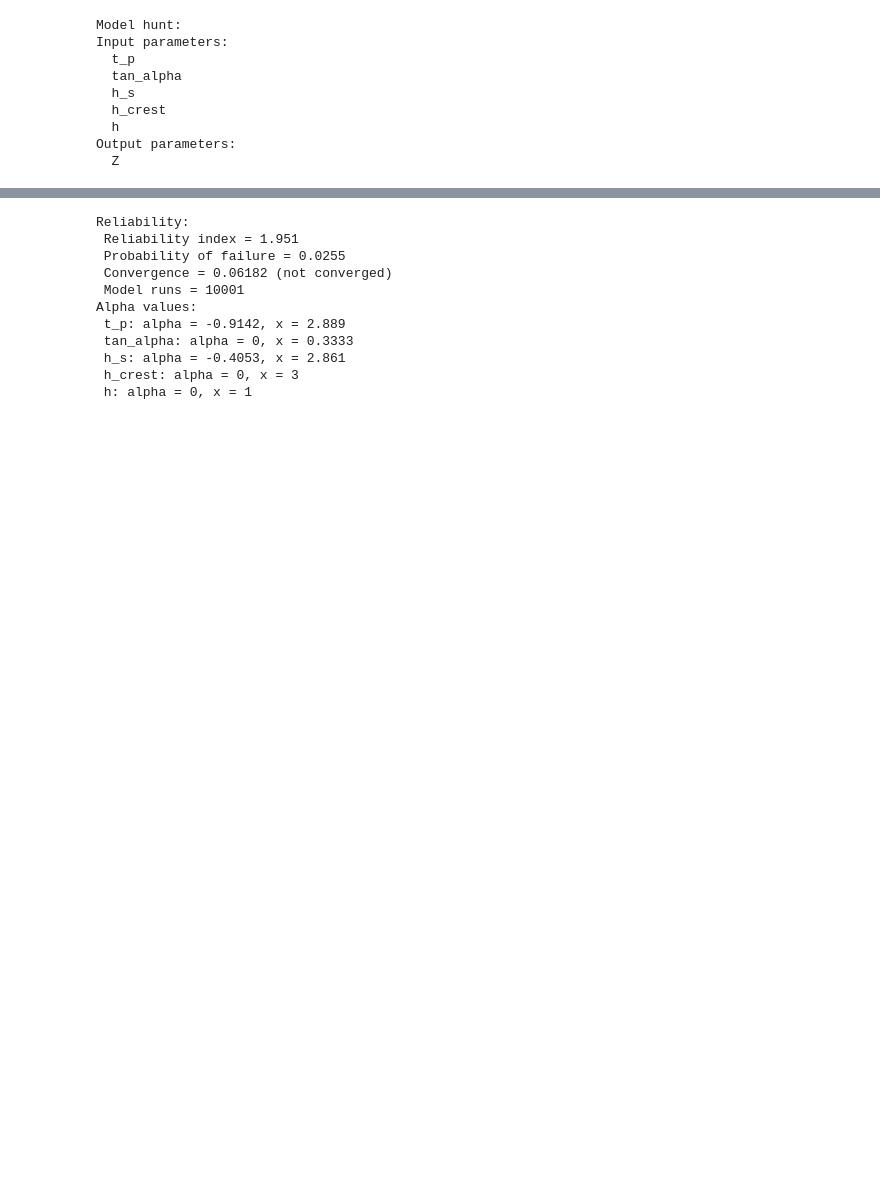
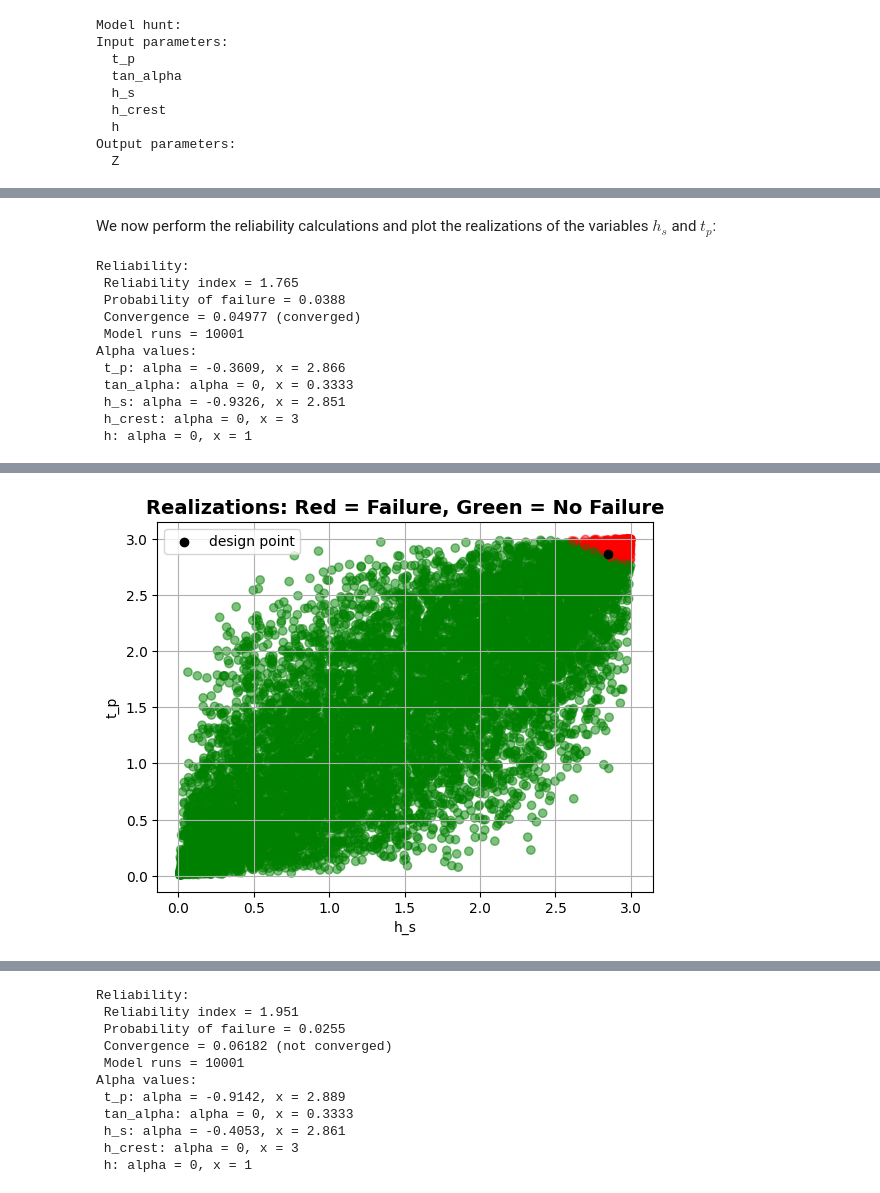
Before and after one commit to Deltares/ProbabilisticLibrary, a Jupyter notebook: sources/Deltares.Probabilistic.PWrapper.Notebooks/copulas.ipynb, the cells around one changed output, grey strips where cells are left out. Drawn from its saved outputs; the diff is of its cells as text; code cells hidden in the pictures; blank space fills up the shorter version.

```diff
--- a/sources/Deltares.Probabilistic.PWrapper.Notebooks/copulas.ipynb
+++ b/sources/Deltares.Probabilistic.PWrapper.Notebooks/copulas.ipynb
@@ -89,0 +74,19 @@ Alpha values:
+# %% [markdown]
+We now perform the reliability calculations and plot the realizations of the variables $h_s$ and $t_p$:
+# %%
+project.run()
+
+project.design_point.print()
+project.design_point.get_plot_realizations("h_s", "t_p")
+# %% [output]
+Reliability:
+ Reliability index = 1.765
+ Probability of failure = 0.0388
+ Convergence = 0.04977 (converged)
+ Model runs = 10001
+Alpha values:
+ t_p: alpha = -0.3609, x = 2.866
+ tan_alpha: alpha = 0, x = 0.3333
+ h_s: alpha = -0.9326, x = 2.851
+ h_crest: alpha = 0, x = 3
+ h: alpha = 0, x = 1
@@ -90,3 +94,4 @@ Alpha values:
+[figure, added]
 # %% [markdown]
 ### Gumbel copula
 
```
Also changed, not shown: parts of 18 cells of this notebook.
